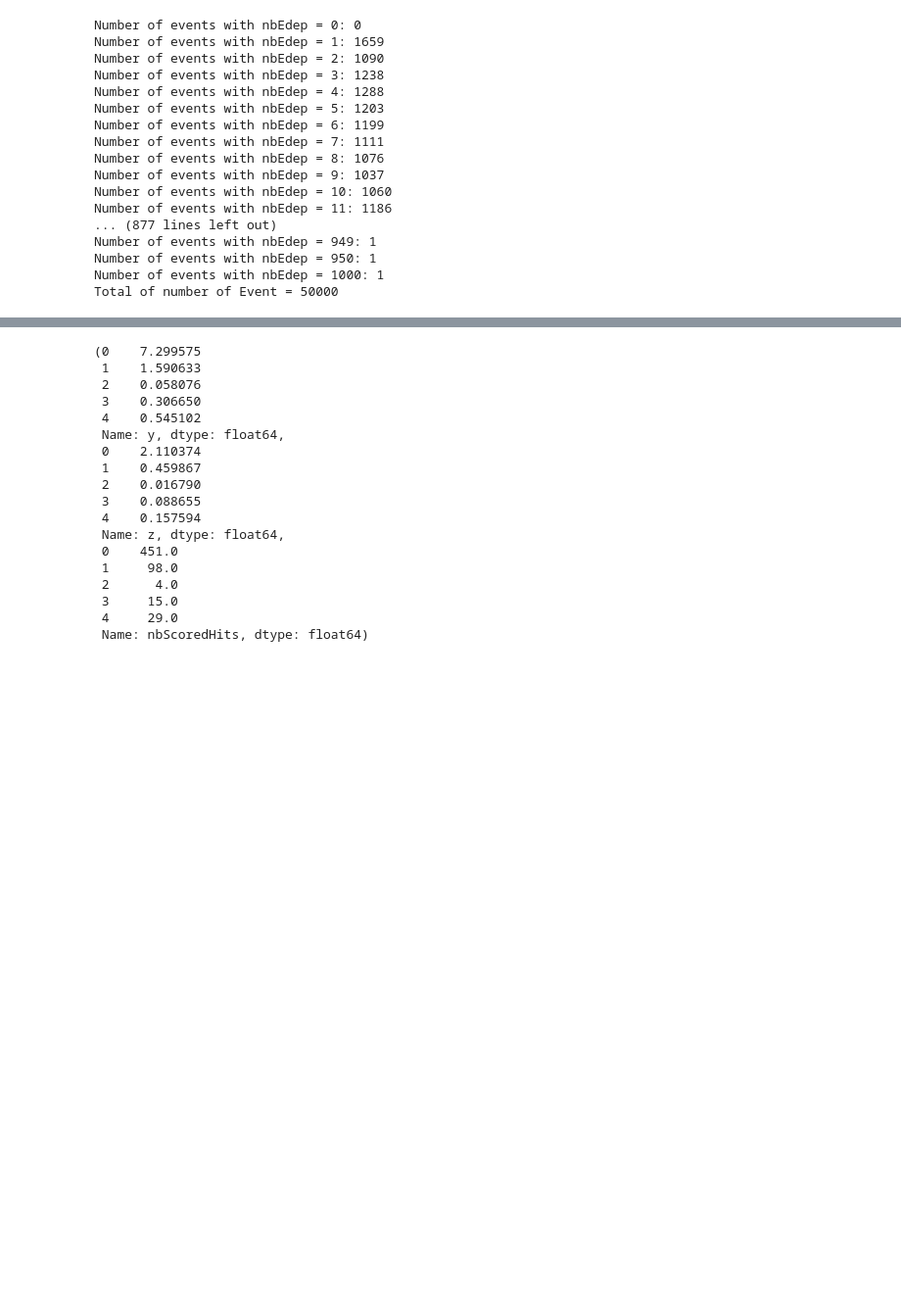
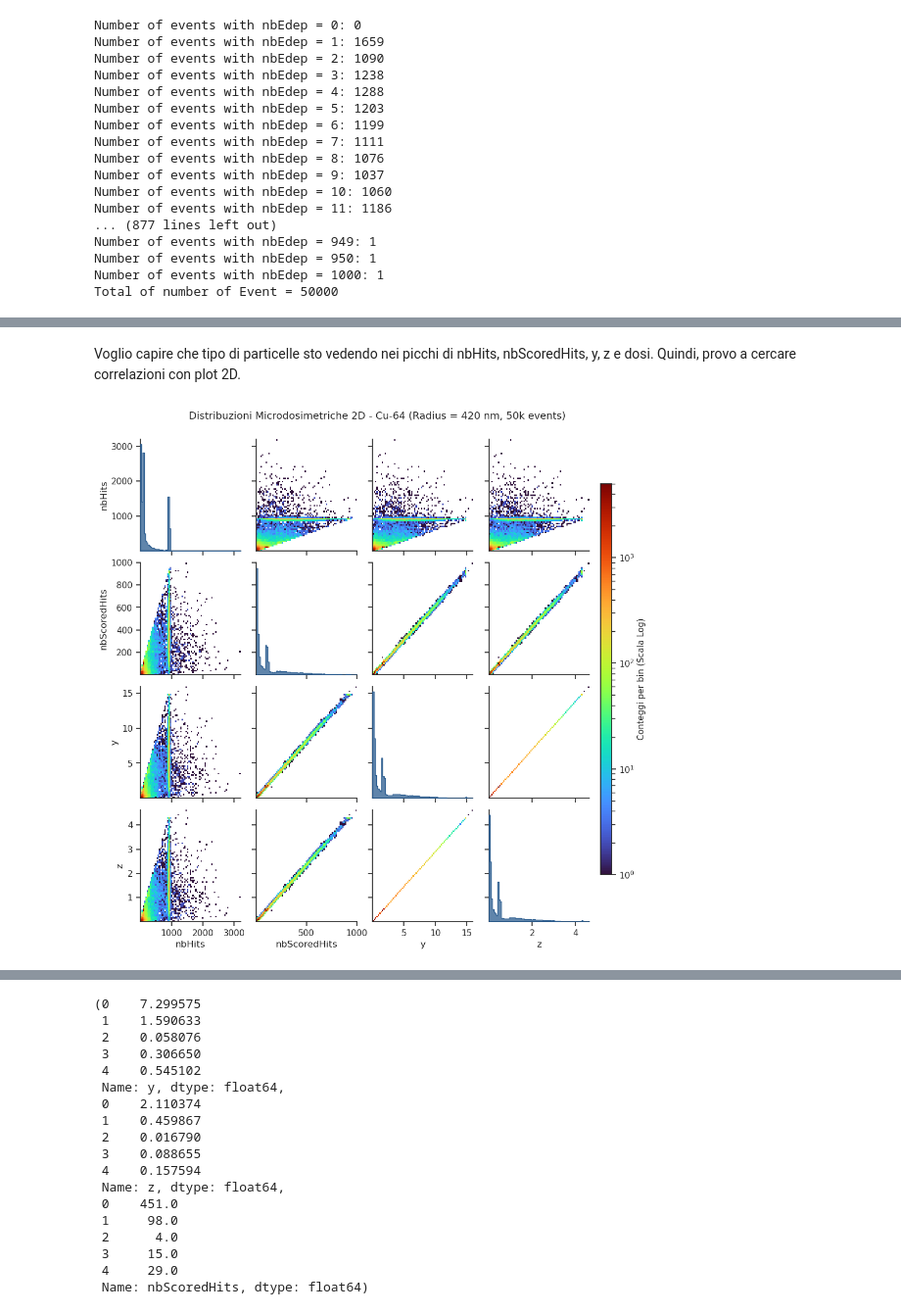
Before and after one commit to michelepascazio28-dot/Rame, a Jupyter notebook: Analysis.ipynb, the cells around one changed output, grey strips where cells are left out. Shown at 98% size. Saved outputs shown, nothing was run; the diff lists cells and outputs as text; code cells hidden in the pictures; blank space fills up the shorter version.

```diff
--- a/Analysis.ipynb
+++ b/Analysis.ipynb
@@ -117,0 +169,68 @@ plt.show()
+# %% [markdown]
+Voglio capire che tipo di particelle sto vedendo nei picchi di nbHits, nbScoredHits, y, z e dosi. Quindi, provo a cercare correlazioni con plot 2D.
+# %%
+from matplotlib.colors import LogNorm
+import matplotlib.pyplot as plt
+import numpy as np
+import pandas as pd
+import seaborn as sns
+
+# Impostazioni di stile
+sns.set_theme(style="ticks")
+plt.rcParams.update({"font.size": 10})
+
+# --- CARICAMENTO DATI ---
+# df = pd.read_csv(...) # Carica l'output dei 50.000 eventi Cu-64
+
+cols = ["nbHits", "nbScoredHits", "y", "z"]#, "Einc", "Nuclear_dose", "Cytoplasmic_dose"]
+
+# Inizializziamo il PairGrid
+g = sns.PairGrid(df, vars=cols, corner=False, diag_sharey=False)
+
+# 1. DIAGONALE: Binnaggio fine (80 bin) per rivelare i picchi di de-eccitazione Auger
+g.map_diag(
+    sns.histplot,
+    bins=80,  # Aumentiamo la risoluzione dei bin (prima era 40)
+    color="#2b5c8f",
+    kde=False,  # Disattiviamo il KDE per non "levigare" o lisciare i picchi Auger reali!
+    element="step",
+)
+
+# 2. FUORI DIAGONALE: Binnaggio 2D ad alta risoluzione + Scala Logaritmica
+norm = LogNorm(
+    vmin=1, vmax=df.shape[0] / 10
+)  # Normalizza la dinamica della statistica
+
+
+def fine_hist2d(x, y, **kwargs):
+    plt.hist2d(
+        x,
+        y,
+        bins=75,  # Binnaggio 2D più denso per separare le componenti Auger/Beta
+        cmap="turbo",  # 'turbo' o 'magma' hanno miglior contrasto per dettagli fini
+        cmin=1,
+        norm=norm,
+    )
+
+
+g.map_offdiag(fine_hist2d)
+
+# Aggiustiamo i margini per la Colorbar
+g.fig.subplots_adjust(right=0.88, top=0.93)
+
+# Colorbar dedicata
+cax = g.fig.add_axes([0.90, 0.15, 0.02, 0.7])
+sm = plt.cm.ScalarMappable(cmap="turbo", norm=norm)
+sm.set_array([])
+cb = g.fig.colorbar(sm, cax=cax)
+cb.set_label("Conteggi per bin (Scala Log)", fontsize=11)
+
+g.fig.suptitle(
+    "Distribuzioni Microdosimetriche 2D - Cu-64 (Radius = 420 nm, 50k events)",
+    fontsize=13,
+)
+
+plt.savefig("cu64_microdosimetry_fine_binning.png", dpi=300, bbox_inches="tight")
+plt.show()
+# %% [output]
+[figure, added]
```
Also changed, not shown: parts of 6 cells of this notebook, 9 other files.
